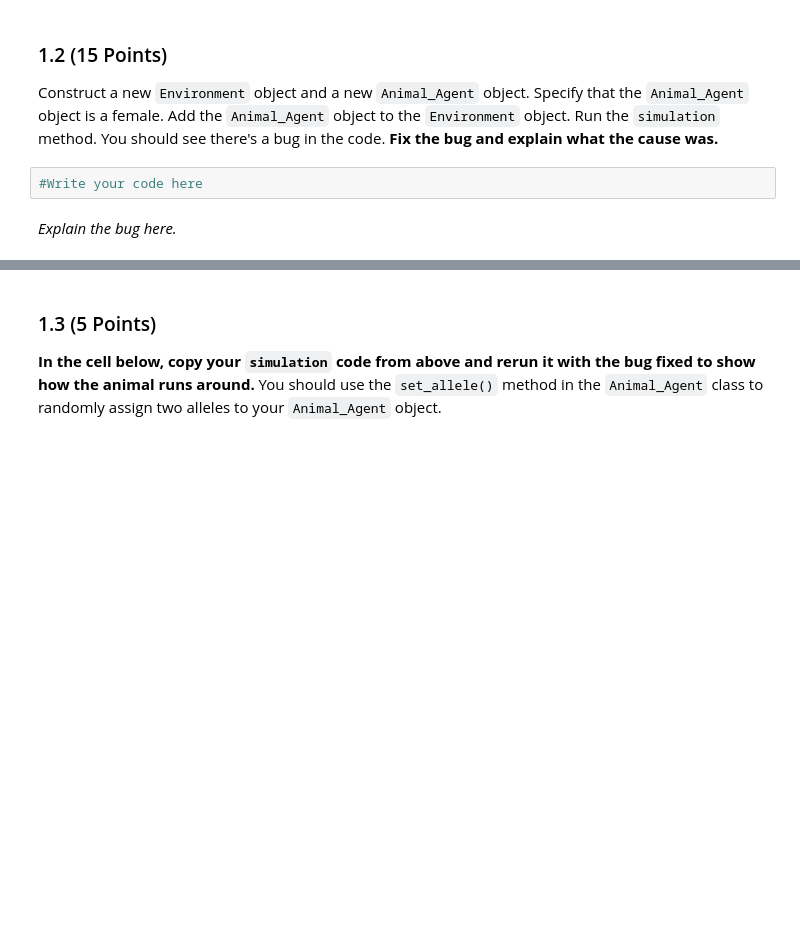
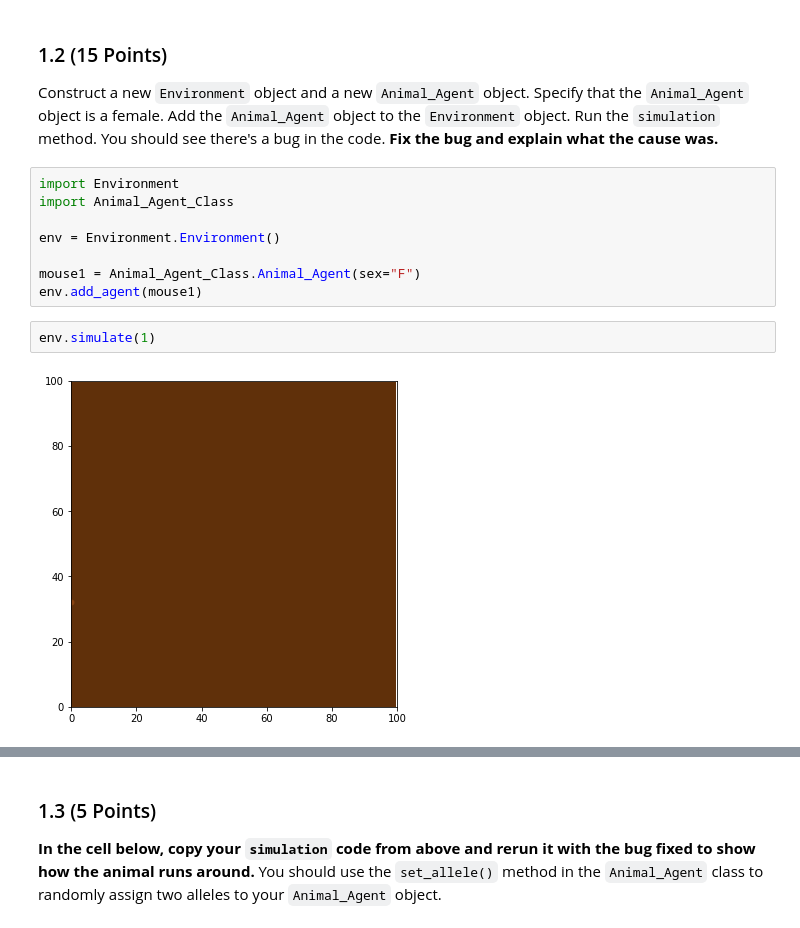
Before and after one commit to coope494/CMSE202-s23-turnin, a Jupyter notebook: HW3_ABMs_STUDENT.ipynb, the cells around one changed output, grey strips where cells are left out. Drawn from its saved outputs; the diff is of its cells as text; blank space fills up the shorter version.

```diff
--- a/HW3_ABMs_STUDENT.ipynb
+++ b/HW3_ABMs_STUDENT.ipynb
@@ -68,7 +68,15 @@ Animal_Agent
 ### 1.2 (15 Points)
 
 Construct a new `Environment` object and a new `Animal_Agent` object. Specify that the `Animal_Agent` object is a female. Add the `Animal_Agent` object to the `Environment` object. Run the `simulation` method. You should see there's a bug in the code. **Fix the bug and explain what the cause was.**
-# %%
-#Write your code here
-# %% [markdown]
-*Explain the bug here.*
+# %%
+import Environment
+import Animal_Agent_Class
+
+env = Environment.Environment()
+
+mouse1 = Animal_Agent_Class.Animal_Agent(sex="F")
+env.add_agent(mouse1)
+# %%
+env.simulate(1)
+# %% [output]
+[figure, added]
```
Also changed, not shown: parts of 22 cells of this notebook, 1 other file.
